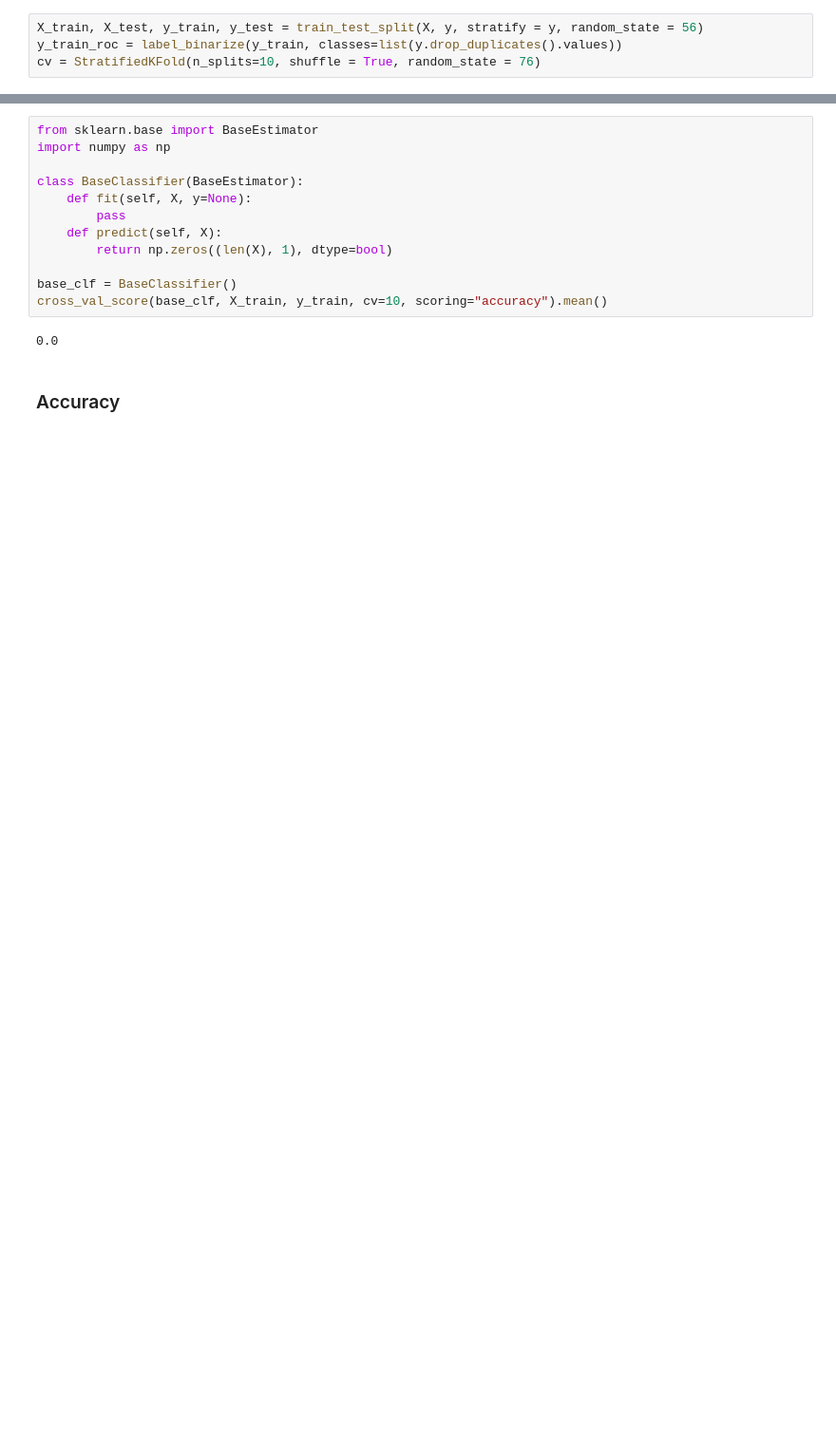
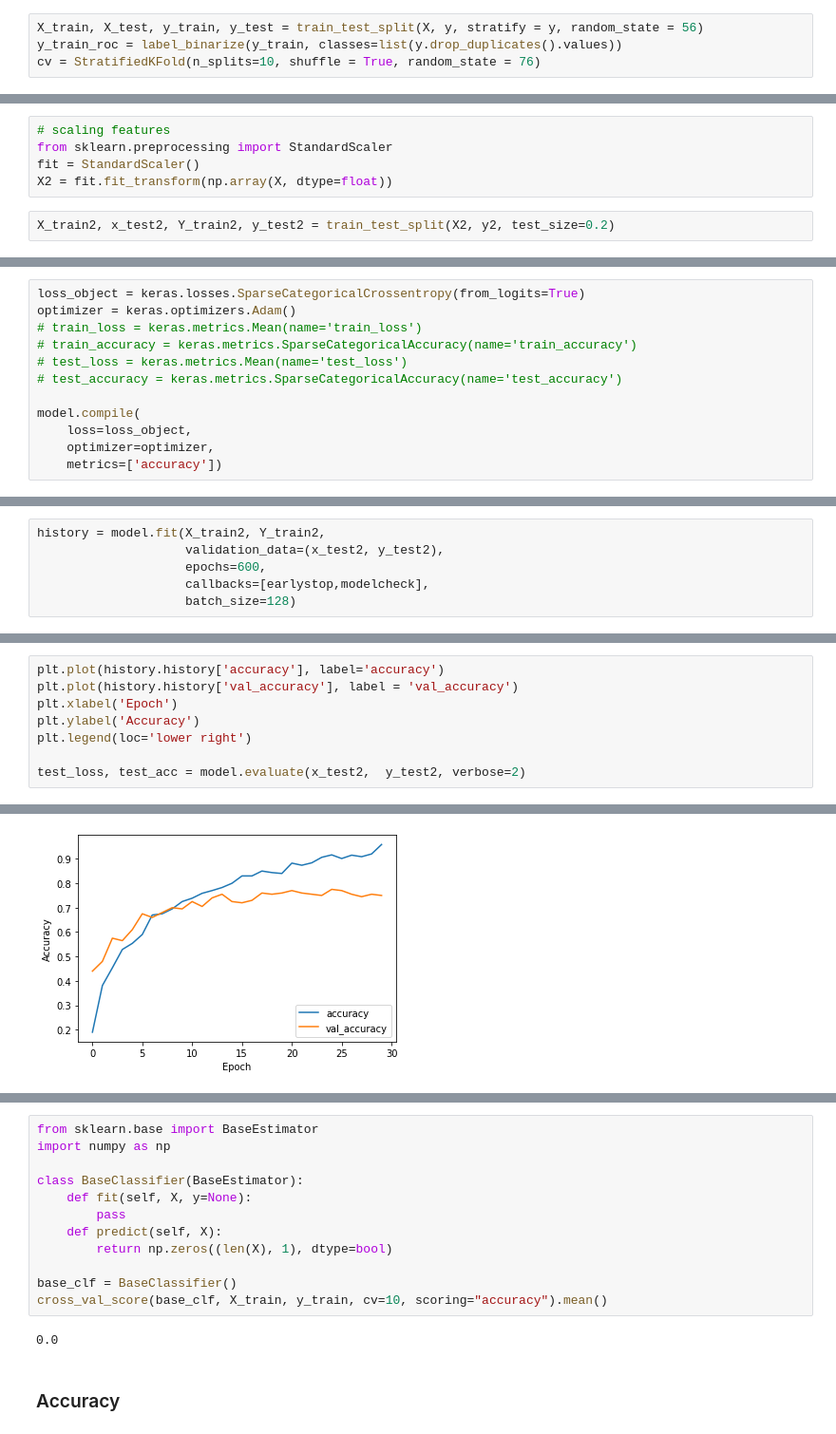
Before and after one commit to ppaszko/um_project, a Jupyter notebook: um_draft.ipynb, the cells around one changed output, grey strips where cells are left out. Shown: that part at 95% size. Drawn from its saved outputs; the diff is of its cells as text; blank space fills up the shorter version.

```diff
--- a/um_draft.ipynb
+++ b/um_draft.ipynb
@@ -96,0 +150,7 @@ y_pred_prob_knn = cross_val_predict(clf_knn, X_train, y_train, cv = cv, method="
+# %%
+# scaling features
+from sklearn.preprocessing import StandardScaler
+fit = StandardScaler()
+X2 = fit.fit_transform(np.array(X, dtype=float))
+# %%
+X_train2, x_test2, Y_train2, y_test2 = train_test_split(X2, y2, test_size=0.2)
@@ -96,0 +213,12 @@ y_pred_prob_knn = cross_val_predict(clf_knn, X_train, y_train, cv = cv, method="
+# %%
+loss_object = keras.losses.SparseCategoricalCrossentropy(from_logits=True)
+optimizer = keras.optimizers.Adam()
+# train_loss = keras.metrics.Mean(name='train_loss')
+# train_accuracy = keras.metrics.SparseCategoricalAccuracy(name='train_accuracy')
+# test_loss = keras.metrics.Mean(name='test_loss')
+# test_accuracy = keras.metrics.SparseCategoricalAccuracy(name='test_accuracy')
+
+model.compile(
+    loss=loss_object,
+    optimizer=optimizer,
+    metrics=['accuracy'])
@@ -96,0 +228,6 @@ y_pred_prob_knn = cross_val_predict(clf_knn, X_train, y_train, cv = cv, method="
+# %%
+history = model.fit(X_train2, Y_train2,
+                    validation_data=(x_test2, y_test2),
+                    epochs=600,
+                    callbacks=[earlystop,modelcheck],
+                    batch_size=128)
@@ -96,0 +252,9 @@ y_pred_prob_knn = cross_val_predict(clf_knn, X_train, y_train, cv = cv, method="
+# %%
+plt.plot(history.history['accuracy'], label='accuracy')
+plt.plot(history.history['val_accuracy'], label = 'val_accuracy')
+plt.xlabel('Epoch')
+plt.ylabel('Accuracy')
+plt.legend(loc='lower right')
+
+test_loss, test_acc = model.evaluate(x_test2,  y_test2, verbose=2)
+# %% [output]
@@ -96,0 +262 @@ y_pred_prob_knn = cross_val_predict(clf_knn, X_train, y_train, cv = cv, method="
+[figure, added]
```
Also changed, not shown: parts of 46 cells of this notebook.
